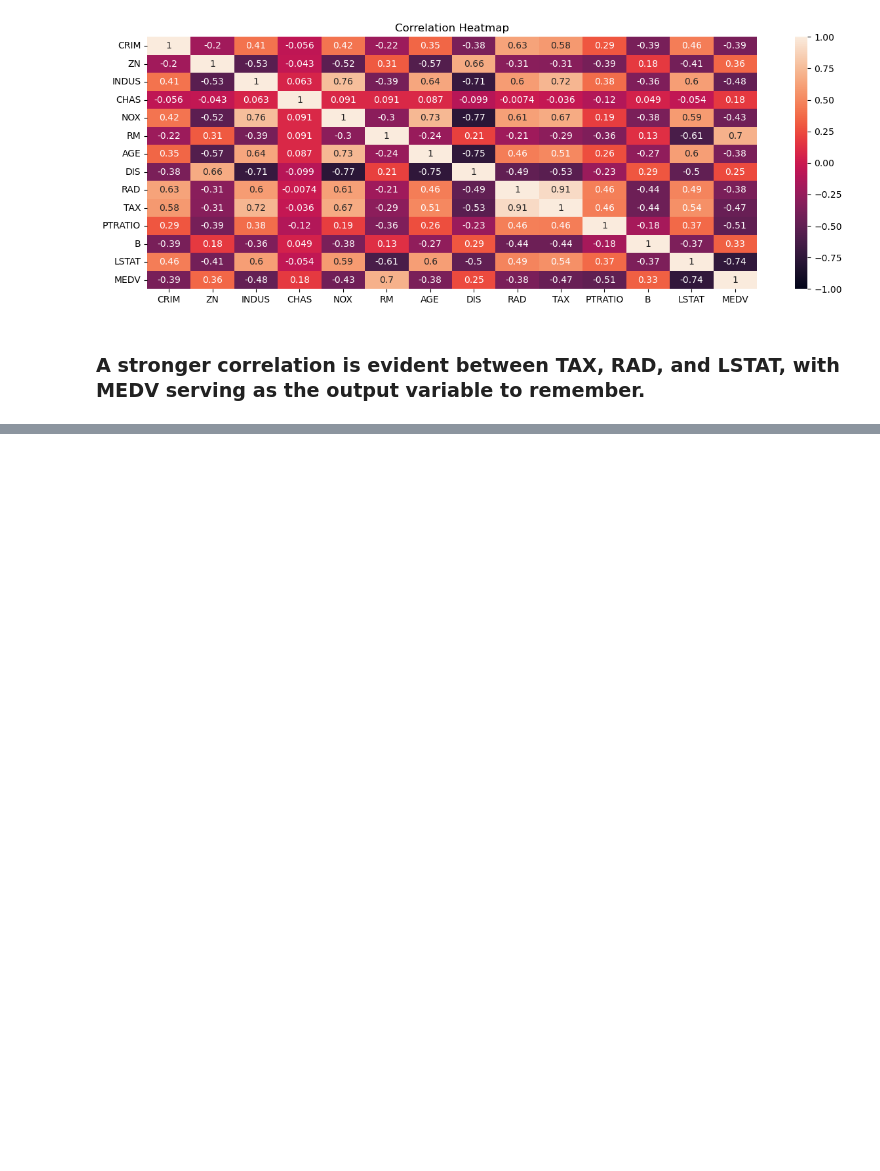
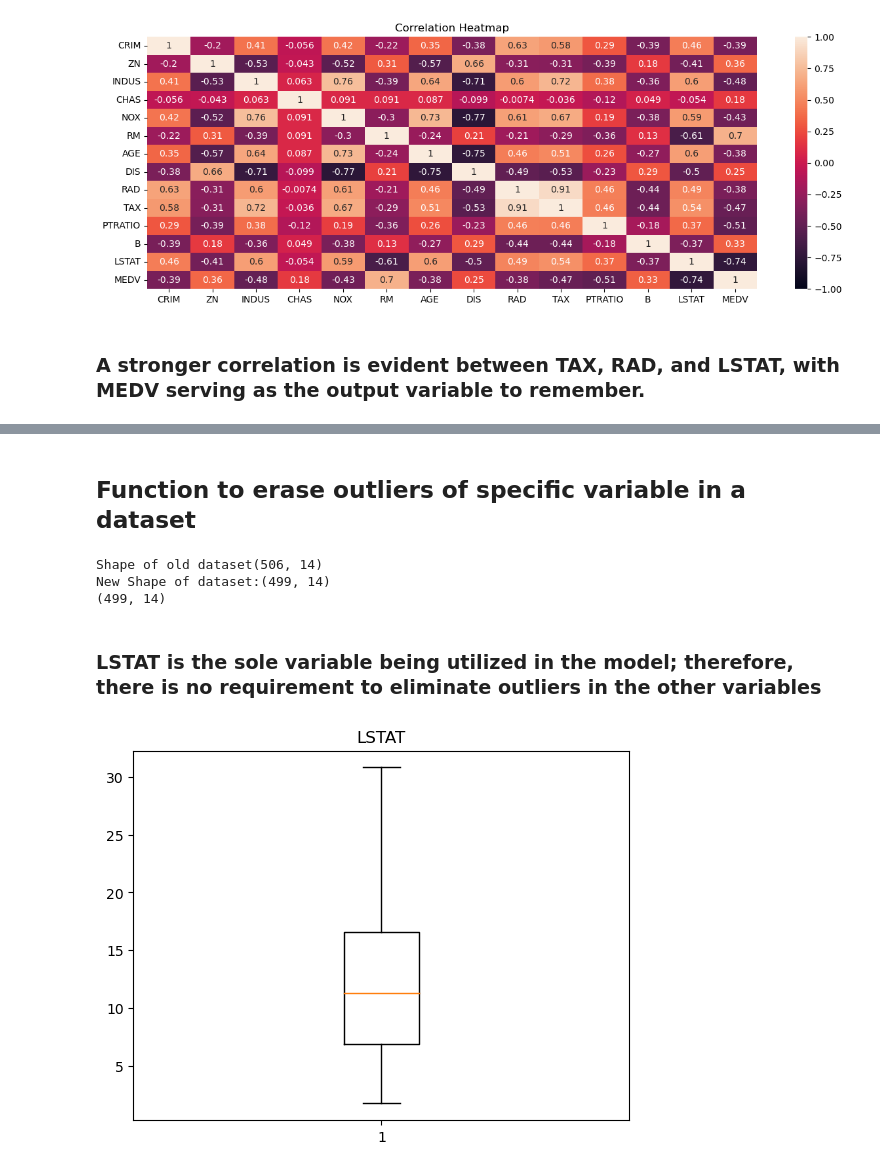
Before and after one commit to fhprime/Boston-House-Prices, a Jupyter notebook: Boston House Prices Notebook.ipynb, the cells around one changed output, grey strips where cells are left out. Drawn from its saved outputs; the diff is of its cells as text; code cells hidden in the pictures; blank space fills up the shorter version.

```diff
--- a/Boston House Prices Notebook.ipynb
+++ b/Boston House Prices Notebook.ipynb
@@ -149,0 +190,2 @@ Text(0.5, 1.0, 'Correlation Heatmap')
+# %% [markdown]
+## Function to erase outliers of specific variable in a dataset
@@ -149,0 +205,15 @@ Text(0.5, 1.0, 'Correlation Heatmap')
+# %%
+erase_outliers(dataset,'LSTAT')
+print(dataset.shape)
+# %% [output]
+Shape of old dataset(506, 14)
+New Shape of dataset:(499, 14)
+(499, 14)
+# %% [markdown]
+### LSTAT is the sole variable being utilized in the model; therefore, there is no requirement to eliminate outliers in the other variables
+# %%
+plt.boxplot(dataset['LSTAT'])
+plt.title('LSTAT')
+plt.show()
+# %% [output]
+[figure, added]
```
Also changed, not shown: parts of 6 cells of this notebook.
